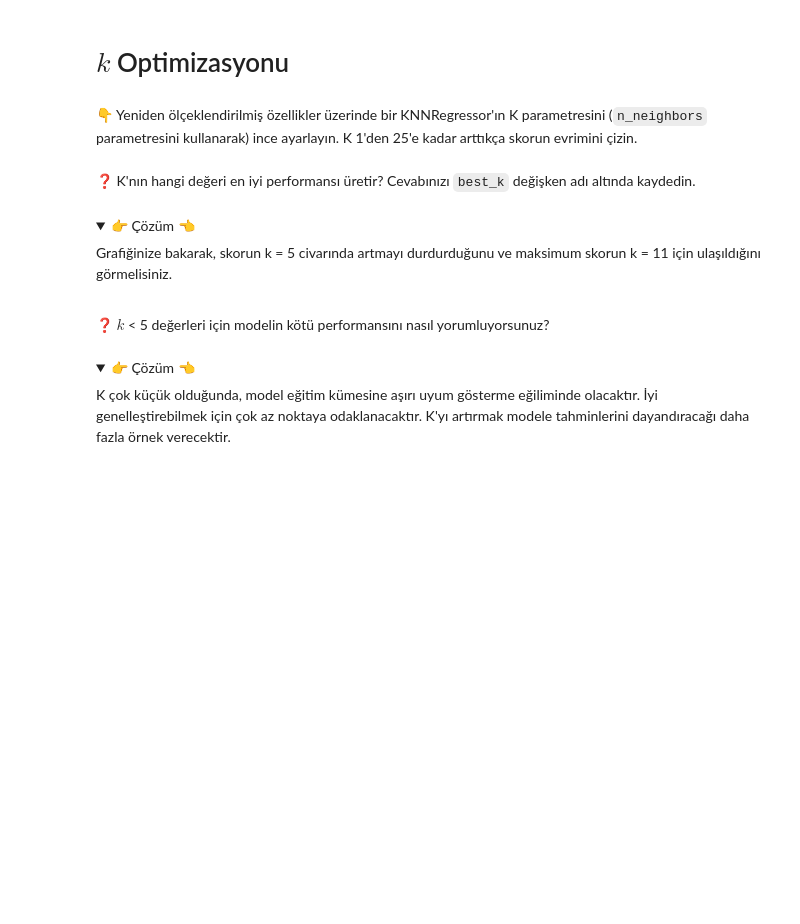
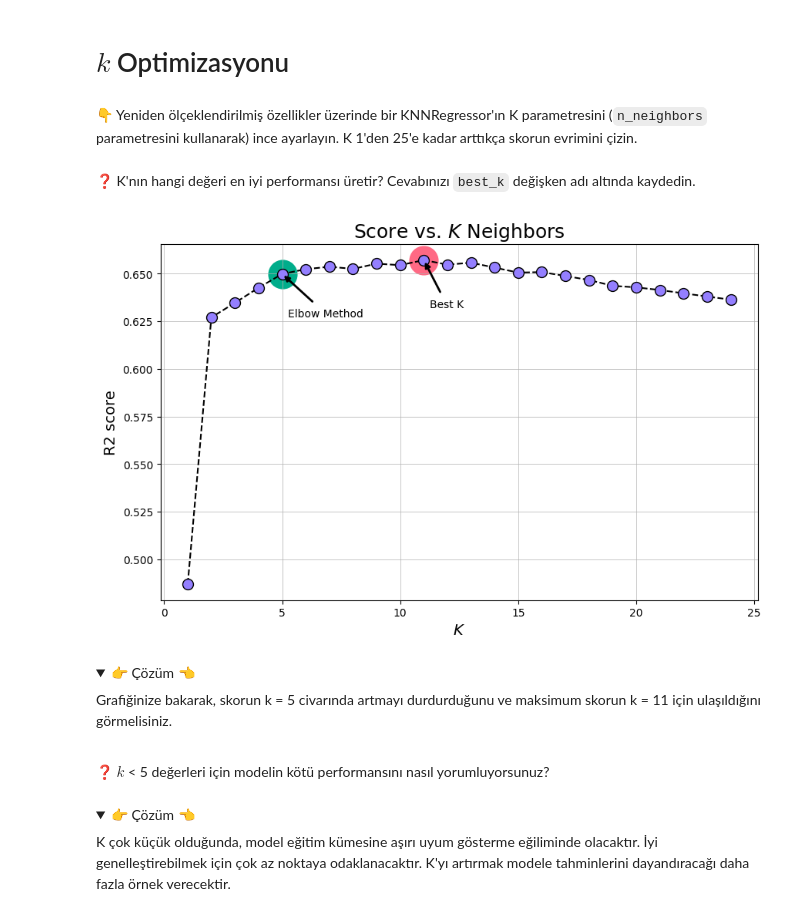
Before and after one commit to tmy-datamesa/S16D1-S-data-knn, a Jupyter notebook: KNN.ipynb, the cells around one changed output. Drawn from its saved outputs; the diff is of its cells as text; code cells hidden in the pictures; folded sections open; blank space fills up the shorter version.

```diff
--- a/KNN.ipynb
+++ b/KNN.ipynb
@@ -167,2 +165,17 @@ git push origin master
+# %%
+score = []
+neighbours = []
+
+for k in range(1,25):
+
+    # Instanciate the model
+    knn_model = KNeighborsRegressor(n_neighbors = k)
+
+    # Train the model on the scaled Training data
+    cv_results = cross_validate(knn_model, X_rescaled,y)
+
+    # Append the score and k
+    score.append(cv_results['test_score'].mean())
+    neighbours.append(k)
 # %% [markdown]
 ❓ K'nın hangi değeri en iyi performansı üretir? Cevabınızı `best_k` değişken adı altında kaydedin.
@@ -171,3 +182,49 @@ git push origin master
+# %%
+# Plot the evolution of the score below
+
+with plt.style.context('fast'):
+    # figsize
+    plt.figure(figsize=(10,6))
+    # getting axes
+    ax = plt.gca()
+    # plotting
+    ax.plot(range(1,25),score,color='black', linestyle='dashed', marker='o',markerfacecolor='#947FFF', markersize=10)
+    # more
+    ax.set_title('Score vs. $K$ Neighbors', fontsize = 18)
+    ax.set_xlabel('$K$', fontsize = 14)
+    ax.set_ylabel('R2 score', fontsize = 14)
+    ax.grid(axis="x",linewidth=0.5)
+    ax.grid(axis="y",linewidth=0.5)
+    # best K
+    # focusing
+    ax.scatter(5,score[5-1],c='#00ad8b',s=700)
+    ax.scatter(11,score[11-1],c='#ff6984',s=700)
+
+    # annotate
+    ax.annotate("Elbow Method",
+                xy=(5,score[5-1]),
+                xytext=(5+0.25,score[6-1]-0.025),
+                arrowprops=dict(arrowstyle='-|>',
+                                fc="k",
+                                ec="k",
+                                lw=2),
+                bbox=dict(pad=5, facecolor="none", edgecolor="none")
+               )
+
+    ax.annotate("Best K",
+            xy=(11,score[11-1]),
+            xytext=(11+0.25,score[11-1]-0.025),
+            arrowprops=dict(arrowstyle='-|>',
+                            fc="k",
+                            ec="k",
+                            lw=2),
+            bbox=dict(pad=5, facecolor="none", edgecolor="none")
+           )
+
+
+    plt.show()
+# %% [output]
+[figure, added]
 # %% [markdown]
 <details>
 <summary> 👉 Çözüm 👈</summary>
```
Also changed, not shown: parts of 4 cells of this notebook, 1 other file.
